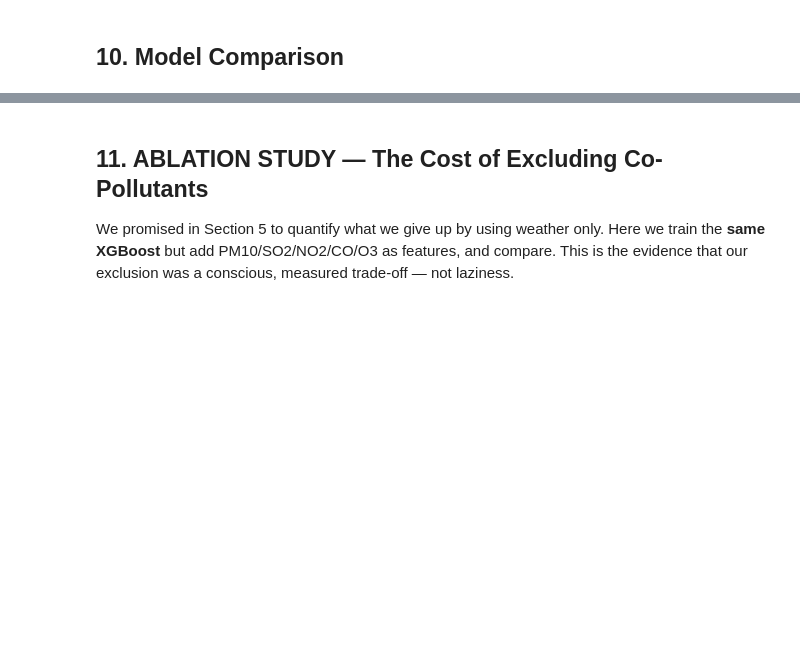
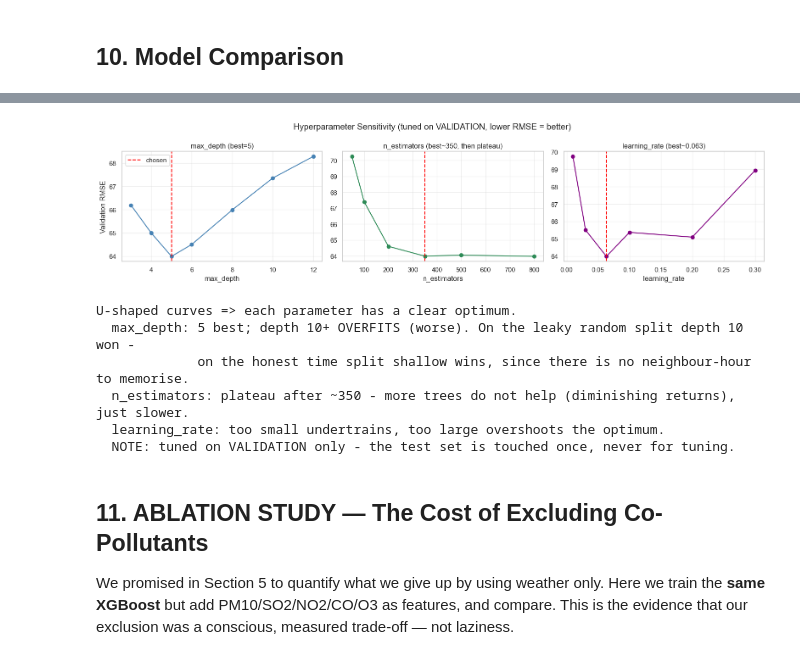
Before and after one commit to DiasSarkytbayev1/Air_quality_index, a Jupyter notebook: notebooks/01_exploration.ipynb, the cells around one changed output, grey strips where cells are left out. Drawn from its saved outputs; the diff is of its cells as text; code cells hidden in the pictures; blank space fills up the shorter version.

```diff
--- a/notebooks/01_exploration.ipynb
+++ b/notebooks/01_exploration.ipynb
@@ -383,3 +392,42 @@ XGBoost (Improved)            60.5892  41.6440  0.4724
+# %%
+_base = dict(n_estimators=350, max_depth=5, learning_rate=0.0633, subsample=0.57,
+             colsample_bytree=0.901, reg_lambda=7.62, tree_method='hist', random_state=RANDOM_STATE)
+def _val_rmse(**kw):
+    m = xgb.XGBRegressor(**{**_base, **kw}).fit(X_train, y_train)
+    return float(np.sqrt(mean_squared_error(y_val, m.predict(X_val))))
+
+depths = [3, 4, 5, 6, 8, 10, 12]
+n_ests = [50, 100, 200, 350, 500, 800]
+lrs    = [0.01, 0.03, 0.0633, 0.1, 0.2, 0.3]
+rmse_d = [_val_rmse(max_depth=d) for d in depths]
+rmse_n = [_val_rmse(n_estimators=n) for n in n_ests]
+rmse_l = [_val_rmse(learning_rate=lr) for lr in lrs]
+
+fig, axes = plt.subplots(1, 3, figsize=(16, 4))
+axes[0].plot(depths, rmse_d, 'o-', color='steelblue'); axes[0].axvline(5, color='red', ls='--', label='chosen')
+axes[0].set_xlabel('max_depth'); axes[0].set_ylabel('Validation RMSE'); axes[0].set_title('max_depth (best=5)'); axes[0].legend()
+axes[1].plot(n_ests, rmse_n, 'o-', color='seagreen'); axes[1].axvline(350, color='red', ls='--')
+axes[1].set_xlabel('n_estimators'); axes[1].set_title('n_estimators (best~350, then plateau)')
+axes[2].plot(lrs, rmse_l, 'o-', color='purple'); axes[2].axvline(0.0633, color='red', ls='--')
+axes[2].set_xlabel('learning_rate'); axes[2].set_title('learning_rate (best~0.063)')
+for ax in axes: ax.grid(alpha=0.3)
+plt.suptitle('Hyperparameter Sensitivity (tuned on VALIDATION, lower RMSE = better)')
+plt.tight_layout(); plt.show()
+
+print('U-shaped curves => each parameter has a clear optimum.')
+print('  max_depth: 5 best; depth 10+ OVERFITS (worse). On the leaky random split depth 10 won -')
+print('             on the honest time split shallow wins, since there is no neighbour-hour to memorise.')
+print('  n_estimators: plateau after ~350 - more trees do not help (diminishing returns), just slower.')
+print('  learning_rate: too small undertrains, too large overshoots the optimum.')
+print('  NOTE: tuned on VALIDATION only - the test set is touched once, never for tuning.')
+# %% [output]
+[figure, added]
+U-shaped curves => each parameter has a clear optimum.
+  max_depth: 5 best; depth 10+ OVERFITS (worse). On the leaky random split depth 10 won -
+             on the honest time split shallow wins, since there is no neighbour-hour to memorise.
+  n_estimators: plateau after ~350 - more trees do not help (diminishing returns), just slower.
+  learning_rate: too small undertrains, too large overshoots the optimum.
+  NOTE: tuned on VALIDATION only - the test set is touched once, never for tuning.
 # %% [markdown]
 ## 11. ABLATION STUDY — The Cost of Excluding Co-Pollutants
 
```
Also changed, not shown: parts of 9 cells of this notebook, 1 other file.
